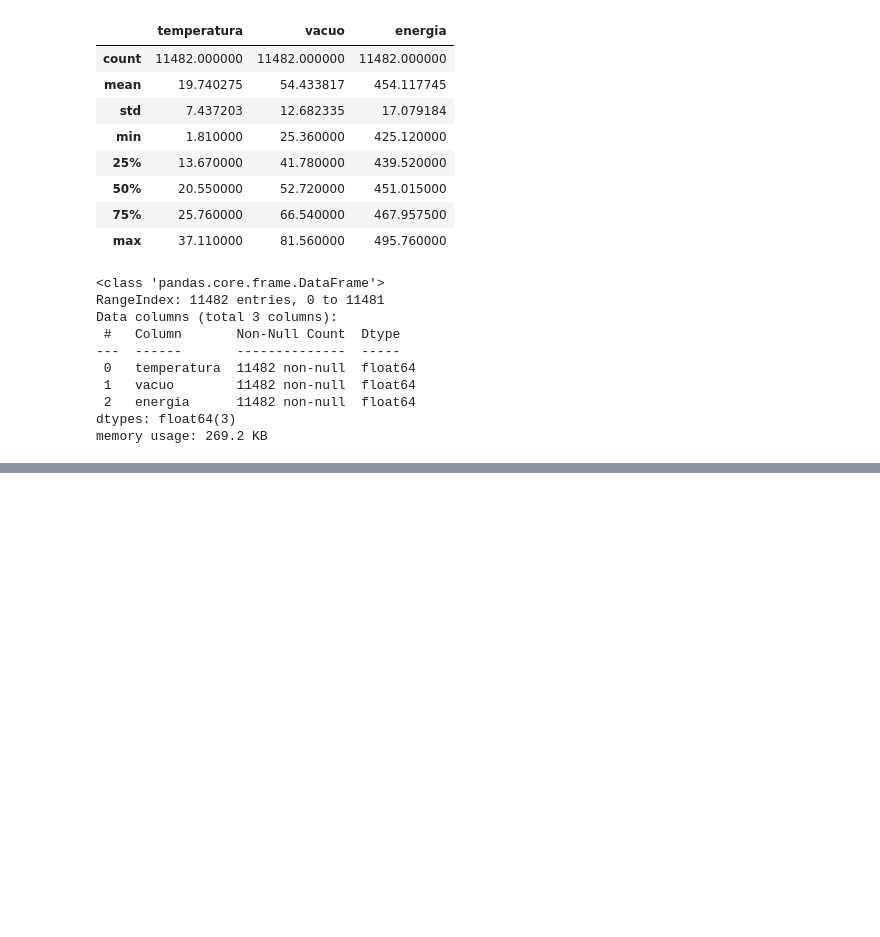
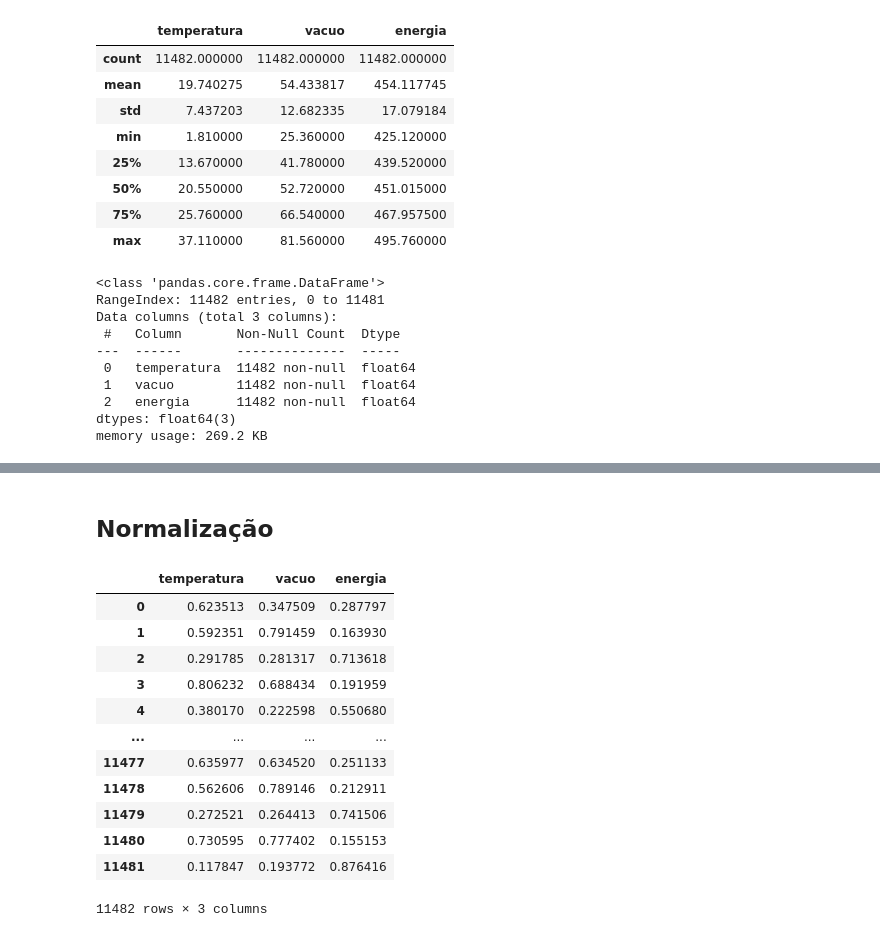
Before and after one commit to thiago9864/mineracao_dados, a Jupyter notebook: trabalho_6/trabalho_6_dupla_20.ipynb, the cells around one changed output, grey strips where cells are left out. Drawn from its saved outputs; the diff is of its cells as text; code cells hidden in the pictures; blank space fills up the shorter version.

```diff
--- a/trabalho_6/trabalho_6_dupla_20.ipynb
+++ b/trabalho_6/trabalho_6_dupla_20.ipynb
@@ -52,0 +72,21 @@ memory usage: 269.2 KB
+# %% [markdown]
+## Normalização
+# %%
+scaler = preprocessing.MinMaxScaler( feature_range=(0, 1) )
+#x_norm = scaler.fit_transform(df)
+df_norm = pd.DataFrame( scaler.fit_transform(df), columns=df.columns )
+df_norm
+# %% [output]
+|  | temperatura | vacuo | energia |
+| 0 | 0.623513 | 0.347509 | 0.287797 |
+| 1 | 0.592351 | 0.791459 | 0.163930 |
+| 2 | 0.291785 | 0.281317 | 0.713618 |
+| 3 | 0.806232 | 0.688434 | 0.191959 |
+| 4 | 0.380170 | 0.222598 | 0.550680 |
+| ... | ... | ... | ... |
+| 11477 | 0.635977 | 0.634520 | 0.251133 |
+| 11478 | 0.562606 | 0.789146 | 0.212911 |
+| 11479 | 0.272521 | 0.264413 | 0.741506 |
+| 11480 | 0.730595 | 0.777402 | 0.155153 |
+| 11481 | 0.117847 | 0.193772 | 0.876416 |
+11482 rows × 3 columns
```
Also changed, not shown: parts of 8 cells of this notebook.
